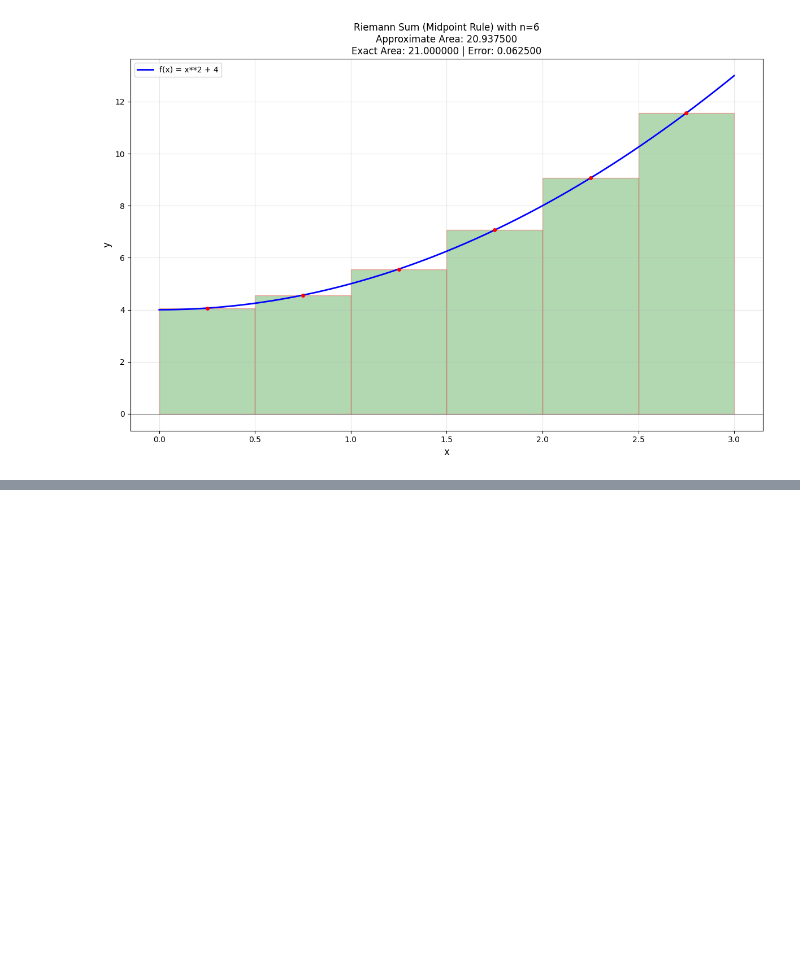
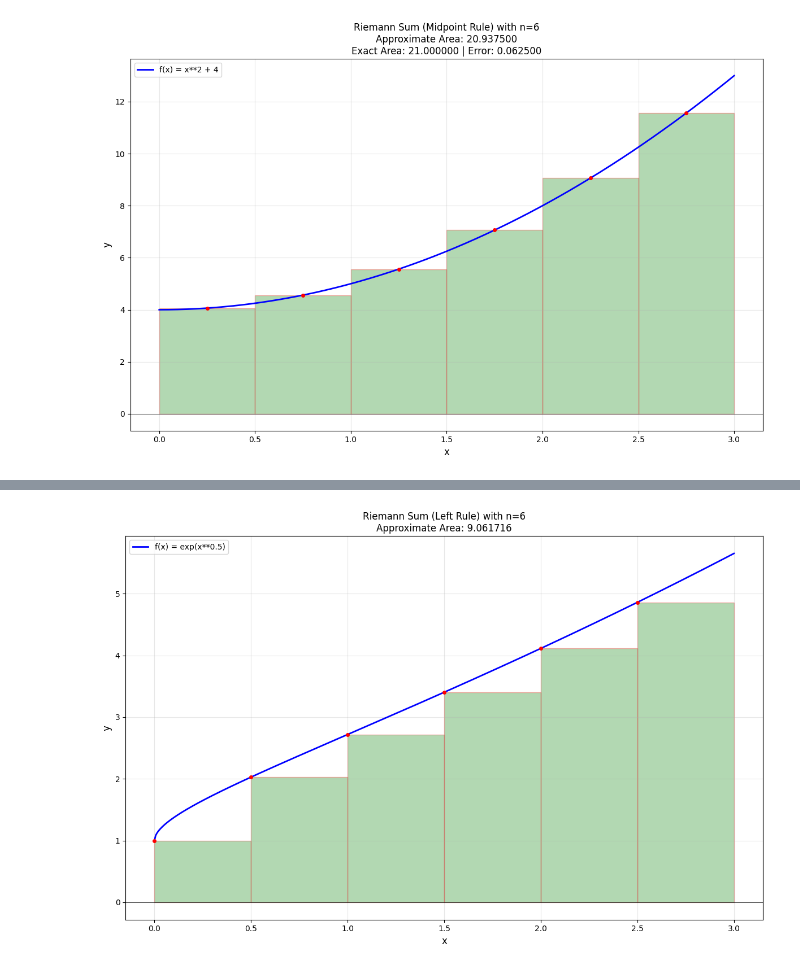
Before and after one commit to Codex643/Chapter05, a Jupyter notebook: Chapter05-Section02.ipynb, the cells around one changed output, grey strips where cells are left out. Saved outputs shown, nothing was run; the diff lists cells and outputs as text; code cells hidden in the pictures; blank space fills up the shorter version.

```diff
--- a/Chapter05-Section02.ipynb
+++ b/Chapter05-Section02.ipynb
@@ -122,0 +138,15 @@ area = plot_riemann_sum(f, a, b, n, method)
+# %%
+# Example 4: Polynomial with negative and positive values
+# Specify the integration bounds
+a = 0
+b = 3
+# Specify the function to integrate
+f = sp.exp(x**(1/2))
+# Specify the number of rectangles
+n = 6
+# Specify the method: 'left', 'right', or 'midpoint'
+method = 'left'
+# Compute and visualize the Riemann sum
+area = plot_riemann_sum(f, a, b, n, method)
+# %% [output]
+[figure, added]
```
Also changed, not shown: parts of 2 cells of this notebook.
